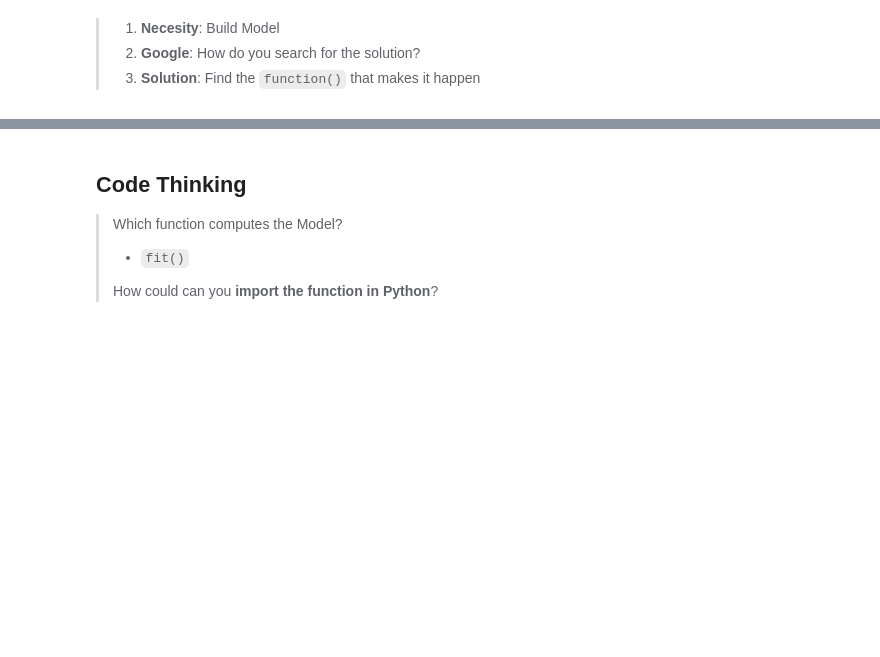
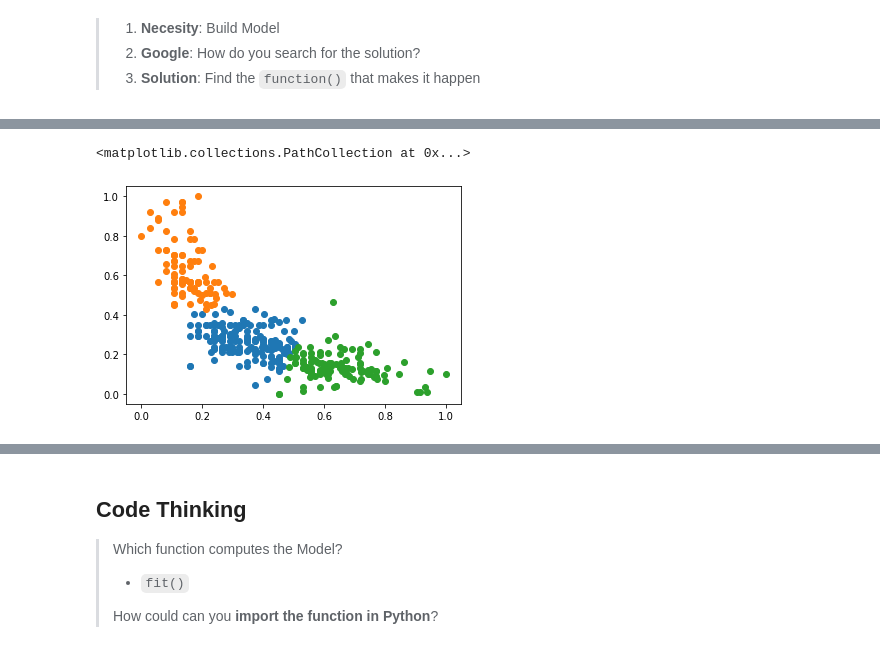
Before and after one commit to apoboldon/machine-learning-program, a Jupyter notebook: #09. Cluster Analysis con k-Means/09practice.ipynb, the cells around one changed output, grey strips where cells are left out. Cells and saved outputs as stored; diff of their text form; code cells hidden in the pictures; blank space fills up the shorter version.

```diff
--- a/#09. Cluster Analysis con k-Means/09practice.ipynb
+++ b/#09. Cluster Analysis con k-Means/09practice.ipynb
@@ -75,0 +163,2 @@ model=KMeans(n_clusters=7)
+# %%
+dfgroup = dfsel.groupby('cluster')
@@ -75,0 +199,7 @@ model=KMeans(n_clusters=7)
+# %%
+plt.scatter(x='mpg', y='horsepower', data=dfgroup.get_group(0))
+plt.scatter(x='mpg', y='horsepower', data=dfgroup.get_group(1))
+plt.scatter(x='mpg', y='horsepower', data=dfgroup.get_group(2))
+# %% [output]
+<matplotlib.collections.PathCollection at 0x...>
+[figure, added]
```
Also changed, not shown: parts of 50 cells of this notebook, 1 other file.
